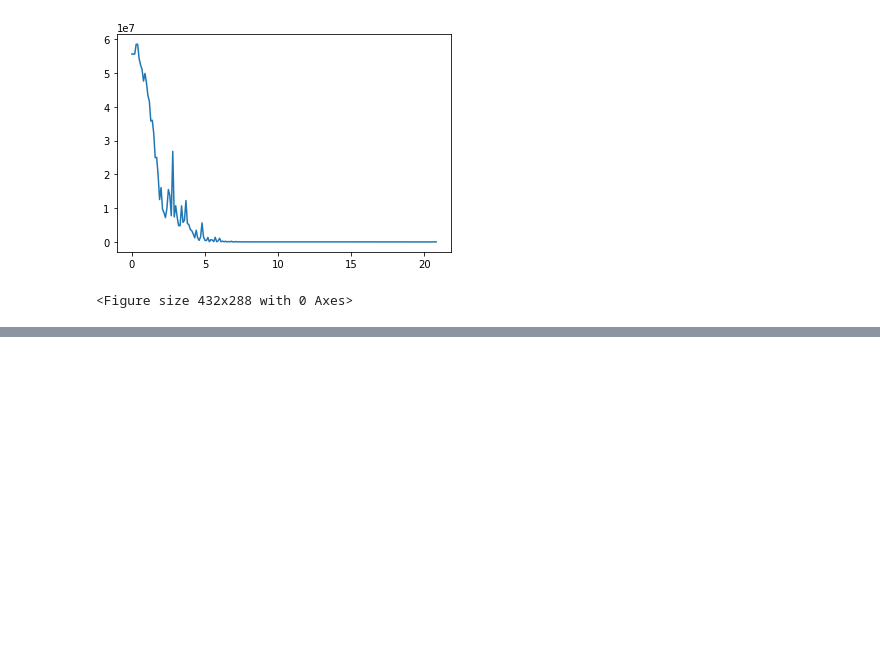
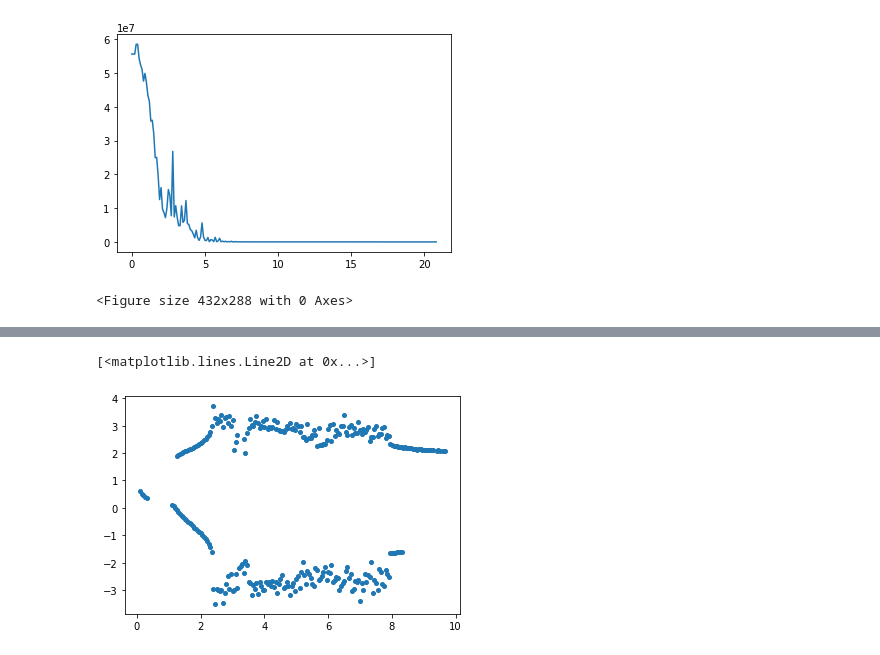
Before and after one commit to dep-810b-studs/computer-modelling, a Jupyter notebook: task_01.ipynb, the cells around one changed output, grey strips where cells are left out. Drawn from its saved outputs; the diff is of its cells as text; code cells hidden in the pictures; blank space fills up the shorter version.

```diff
--- a/task_01.ipynb
+++ b/task_01.ipynb
@@ -195,0 +231,30 @@ plt.figure()
+# %%
+from tqdm import tqdm
+
+func = lambda u,t,a : [1 + a*u[1]*u[2], u[0] - u[1], 1-u[0]*u[1]]
+u0 = [0.5,1.5,1]
+
+a_vals_rng = np.arange(0,20,0.05)
+
+vals = []
+
+for a_t in tqdm(a_vals_rng):
+    u_t = odeint(func, u0, t, args=(a_t,))
+    min_val = np.min(u_t[:,1])
+    max_val = np.max(u_t[:,1])
+    for n in u_t[50:,1]:
+        if n  == min_val:
+            vals.append([n,a_t])
+        if n == max_val:
+            vals.append([n,a_t])
+# %%
+x = []
+y = []
+for i in vals:
+    x.append(i[1])
+    y.append(i[0])
+
+plt.plot(x[2:],y[2:], 'o', markersize=4)
+# %% [output]
+[<matplotlib.lines.Line2D at 0x...>]
+[figure, added]
```
Also changed, not shown: parts of 11 cells of this notebook.
